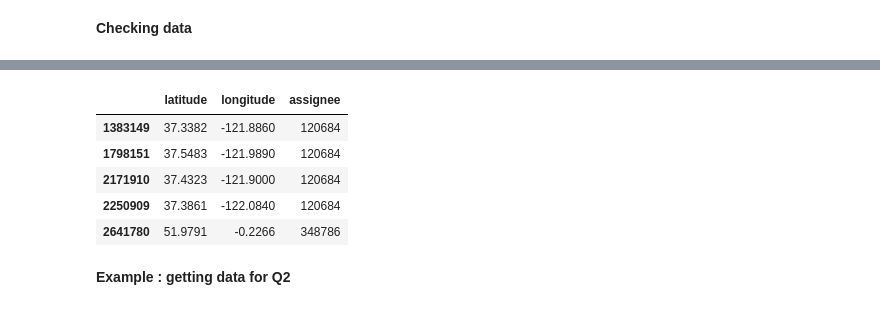
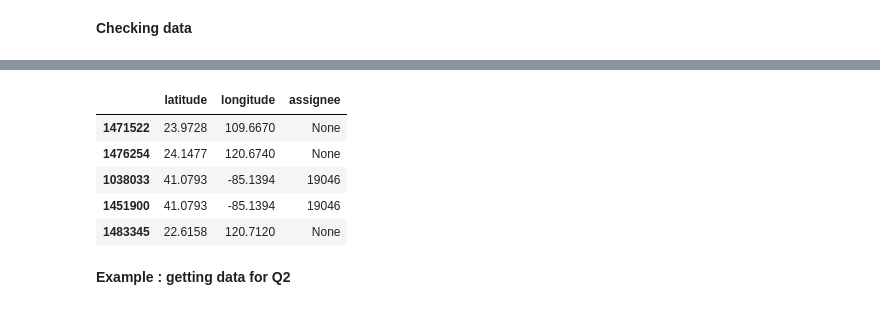
Before and after one commit to cmdavid-epfl/Project, a Jupyter notebook: analysis_09.12.ipynb, the cells around one changed output, grey strips where cells are left out. Saved outputs shown, nothing was run; the diff lists cells and outputs as text; code cells hidden in the pictures.

```diff
--- a/analysis_09.12.ipynb
+++ b/analysis_09.12.ipynb
@@ -34,10 +43,9 @@ MY_PATH = '/media/dcm/HDD/ADA_DATA'
 # %%
 full_datafile_lists = {}
 full_year_data = {}
-year_range = range(2000,2017)
+year_range = range(2000,2003 + 1)
 
 for year in year_range:
-    time.sleep(60)
     full_datafile_lists[str(year)] = get_full_year_data(str(year), MY_PATH)
 # %% [output]
 /media/dcm/HDD/ADA_DATA 2000q1
@@ -102,12 +113,12 @@ full_year_data['2016']['assignees'].head()
 # %%
-full_year_data['2016']['inventors'].head()
+full_year_data['2000']['inventors'].head()
 # %% [output]
 |  | latitude | longitude | assignee |
-| 1383149 | 37.3382 | -121.8860 | 120684 |
-| 1798151 | 37.5483 | -121.9890 | 120684 |
-| 2171910 | 37.4323 | -121.9000 | 120684 |
-| 2250909 | 37.3861 | -122.0840 | 120684 |
-| 2641780 | 51.9791 | -0.2266 | 348786 |
+| 1471522 | 23.9728 | 109.6670 | None |
+| 1476254 | 24.1477 | 120.6740 | None |
+| 1038033 | 41.0793 | -85.1394 | 19046 |
+| 1451900 | 41.0793 | -85.1394 | 19046 |
+| 1483345 | 22.6158 | 120.7120 | None |
 # %% [markdown]
 **Example : getting data for Q2**
 # %%
```
Also changed, not shown: parts of 17 cells of this notebook, 2 other files.
